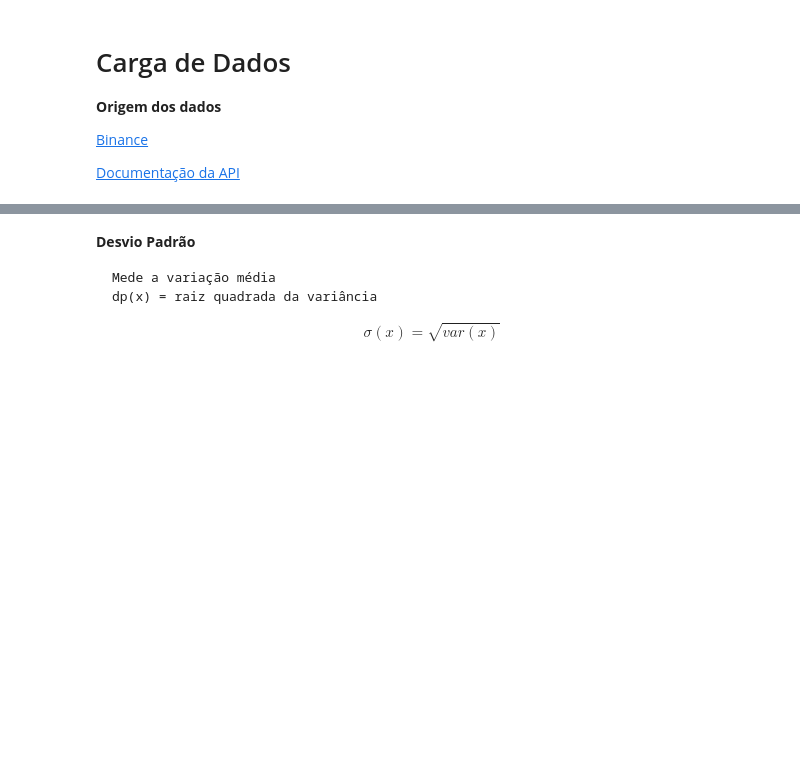
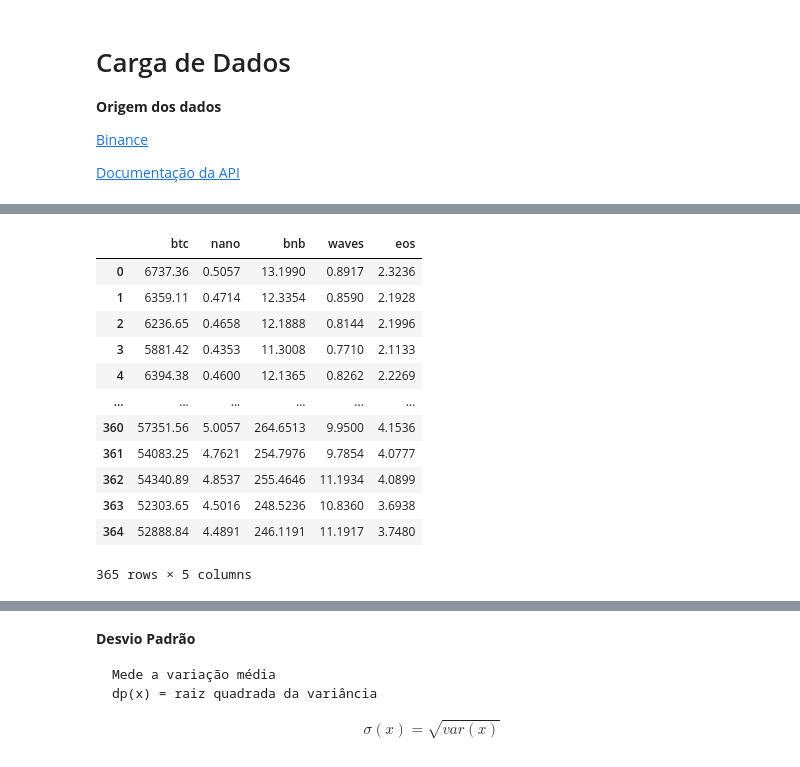
Before and after one commit to olivmath/Q_finance, a Jupyter notebook: criptocurrency_markets.ipynb, the cells around one changed output, grey strips where cells are left out. Drawn from its saved outputs; the diff is of its cells as text; code cells hidden in the pictures; blank space fills up the shorter version.

```diff
--- a/criptocurrency_markets.ipynb
+++ b/criptocurrency_markets.ipynb
@@ -99,2 +65,17 @@ def clean(x):
 # %%
 df = pd.DataFrame(np.array([*map(clean, params.keys())]).T, columns=params.keys())
+df
+# %% [output]
+|  | btc | nano | bnb | waves | eos |
+| 0 | 6737.36 | 0.5057 | 13.1990 | 0.8917 | 2.3236 |
+| 1 | 6359.11 | 0.4714 | 12.3354 | 0.8590 | 2.1928 |
+| 2 | 6236.65 | 0.4658 | 12.1888 | 0.8144 | 2.1996 |
+| 3 | 5881.42 | 0.4353 | 11.3008 | 0.7710 | 2.1133 |
+| 4 | 6394.38 | 0.4600 | 12.1365 | 0.8262 | 2.2269 |
+| ... | ... | ... | ... | ... | ... |
+| 360 | 57351.56 | 5.0057 | 264.6513 | 9.9500 | 4.1536 |
+| 361 | 54083.25 | 4.7621 | 254.7976 | 9.7854 | 4.0777 |
+| 362 | 54340.89 | 4.8537 | 255.4646 | 11.1934 | 4.0899 |
+| 363 | 52303.65 | 4.5016 | 248.5236 | 10.8360 | 3.6938 |
+| 364 | 52888.84 | 4.4891 | 246.1191 | 11.1917 | 3.7480 |
+365 rows × 5 columns
```
Also changed, not shown: parts of 31 cells of this notebook, 1 other file.
